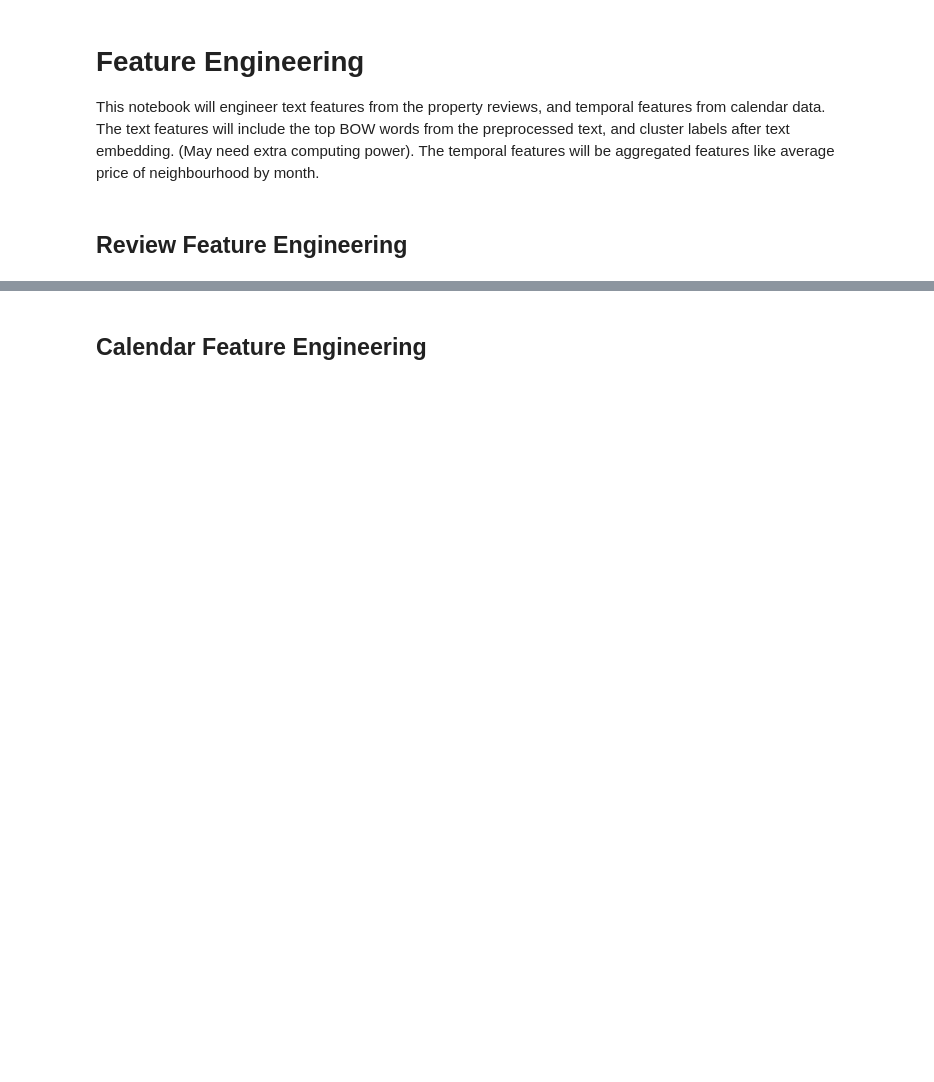
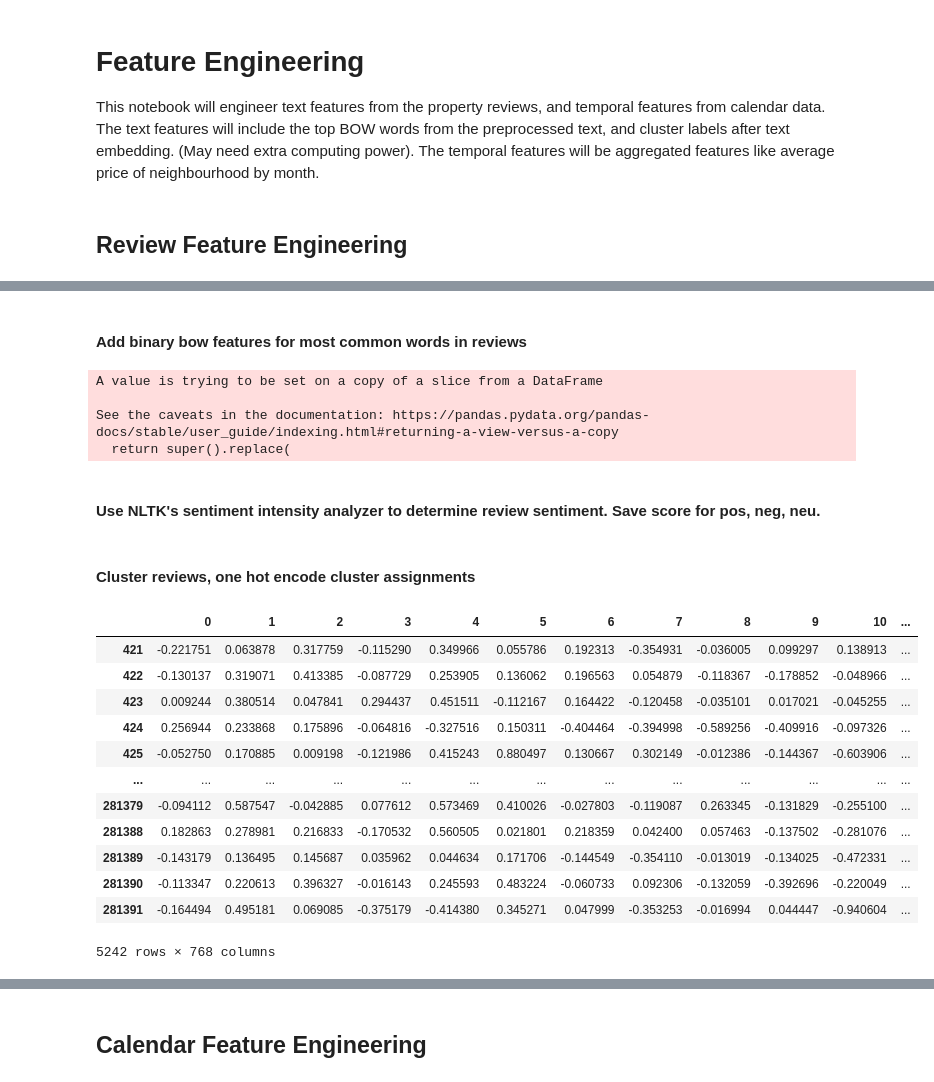
Before and after one commit to dusty736/sf_airbnb, a Jupyter notebook: code/feature_engineering.ipynb, the cells around one changed output, grey strips where cells are left out. Drawn from its saved outputs; the diff is of its cells as text; code cells hidden in the pictures; blank space fills up the shorter version.

```diff
--- a/code/feature_engineering.ipynb
+++ b/code/feature_engineering.ipynb
@@ -83,0 +136,6 @@ plt.show()
+# %%
+# Turn nan values into empty strings
+test_data.comments.replace(np.nan, "", inplace=True)
+
+# preprocess text
+test_data.assign(comments = test_data.comments.apply(preprocess_text))
@@ -83,0 +204,23 @@ plt.show()
+# %% [markdown]
+#### Add binary bow features for most common words in reviews
+# %%
+# BOW
+# Create count vectorizer object.  Max features can be changed
+desc_n = 15
+vec = CountVectorizer(binary=True, max_features=desc_n)
+
+# Fit count vectorizer
+X_counts = vec.fit_transform(test_data.comments)
+
+# Create new features
+bow_df = pd.DataFrame(X_counts.toarray(), columns=["rev_" + str(col) for col in list(vec.vocabulary_.keys())], index=test_data.index)
+
+# Add them onto the original dataframe
+test_data = test_data.join(bow_df)
+# %% [output]
+A value is trying to be set on a copy of a slice from a DataFrame
+
+See the caveats in the documentation: https://pandas.pydata.org/pandas-docs/stable/user_guide/indexing.html#returning-a-view-versus-a-copy
+  return super().replace(
+# %% [markdown]
+#### Use NLTK's sentiment intensity analyzer to determine review sentiment.  Save score for pos, neg, neu.
@@ -83,0 +243,2 @@ plt.show()
+# %% [markdown]
+#### Cluster reviews, one hot encode cluster assignments
@@ -83,0 +247,21 @@ plt.show()
+# %%
+comment_data = test_data['comments'].tolist()
+embeddings = embedder.encode(comment_data)
+comment_embeddings = pd.DataFrame(
+    embeddings,
+    index=test_data.index,
+)
+# %% [output]
+|  | 0 | 1 | 2 | 3 | 4 | 5 | 6 | 7 | 8 | 9 | 10 | ... |
+| 421 | -0.221751 | 0.063878 | 0.317759 | -0.115290 | 0.349966 | 0.055786 | 0.192313 | -0.354931 | -0.036005 | 0.099297 | 0.138913 | ... |
+| 422 | -0.130137 | 0.319071 | 0.413385 | -0.087729 | 0.253905 | 0.136062 | 0.196563 | 0.054879 | -0.118367 | -0.178852 | -0.048966 | ... |
+| 423 | 0.009244 | 0.380514 | 0.047841 | 0.294437 | 0.451511 | -0.112167 | 0.164422 | -0.120458 | -0.035101 | 0.017021 | -0.045255 | ... |
+| 424 | 0.256944 | 0.233868 | 0.175896 | -0.064816 | -0.327516 | 0.150311 | -0.404464 | -0.394998 | -0.589256 | -0.409916 | -0.097326 | ... |
+| 425 | -0.052750 | 0.170885 | 0.009198 | -0.121986 | 0.415243 | 0.880497 | 0.130667 | 0.302149 | -0.012386 | -0.144367 | -0.603906 | ... |
+| ... | ... | ... | ... | ... | ... | ... | ... | ... | ... | ... | ... | ... |
+| 281379 | -0.094112 | 0.587547 | -0.042885 | 0.077612 | 0.573469 | 0.410026 | -0.027803 | -0.119087 | 0.263345 | -0.131829 | -0.255100 | ... |
+| 281388 | 0.182863 | 0.278981 | 0.216833 | -0.170532 | 0.560505 | 0.021801 | 0.218359 | 0.042400 | 0.057463 | -0.137502 | -0.281076 | ... |
+| 281389 | -0.143179 | 0.136495 | 0.145687 | 0.035962 | 0.044634 | 0.171706 | -0.144549 | -0.354110 | -0.013019 | -0.134025 | -0.472331 | ... |
+| 281390 | -0.113347 | 0.220613 | 0.396327 | -0.016143 | 0.245593 | 0.483224 | -0.060733 | 0.092306 | -0.132059 | -0.392696 | -0.220049 | ... |
+| 281391 | -0.164494 | 0.495181 | 0.069085 | -0.375179 | -0.414380 | 0.345271 | 0.047999 | -0.353253 | -0.016994 | 0.044447 | -0.940604 | ... |
+5242 rows × 768 columns
```
Also changed, not shown: parts of 25 cells of this notebook.
